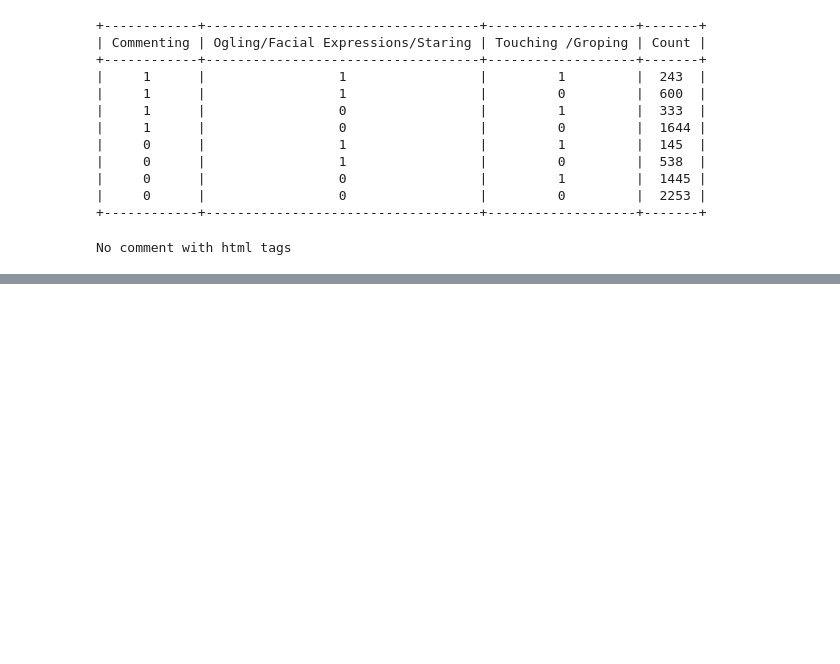
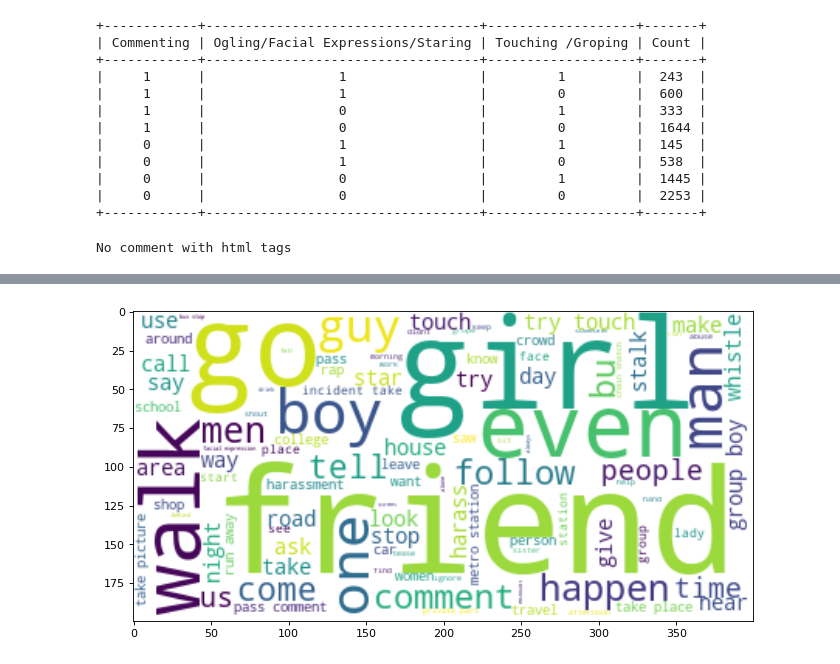
Before and after one commit to Sudhakar18/SafeCity, a Jupyter notebook: data_pre_processing.ipynb, the cells around one changed output, grey strips where cells are left out. Cells and saved outputs as stored; diff of their text form; code cells hidden in the pictures; blank space fills up the shorter version.

Commit message:
added_word_cloud

```diff
--- a/data_pre_processing.ipynb
+++ b/data_pre_processing.ipynb
@@ -77,0 +95,3 @@ Number of rows numbers and special characters -> 5214
+# %%
+for row in tqdm(range(len(train_data['Description']))):
+    train_data['Description'][row] = rmv_stop_words(train_data['Description'][row])
@@ -77,0 +114,21 @@ Number of rows numbers and special characters -> 5214
+# %%
+train_data_tokenized = []
+for row in tqdm(range(len(train_data['Description']))):
+    train_data_tokenized.append(word_tokenize(train_data['Description'][row]))
+# %%
+word_net_lemmatizer = WordNetLemmatizer()
+for i in tqdm(range(len(train_data_tokenized))):
+    for j in range(len(train_data_tokenized[i])):
+        train_data_tokenized[i][j] = word_net_lemmatizer.lemmatize(train_data_tokenized[i][j],pos="v")
+# %%
+description_text = ""
+for i in tqdm(range(len(train_data_tokenized))):
+    for j in range(len(train_data_tokenized[i])):
+        description_text += train_data_tokenized[i][j] + " "
+# %%
+wordcloud = WordCloud(max_words = 100,background_color="white").generate(description_text)
+plt.figure(figsize=(10, 10), dpi=80)
+plt.imshow(wordcloud,interpolation="bilinear")
+plt.show()
+# %% [output]
+[figure, added]
```
Also changed, not shown: parts of 10 cells of this notebook.
